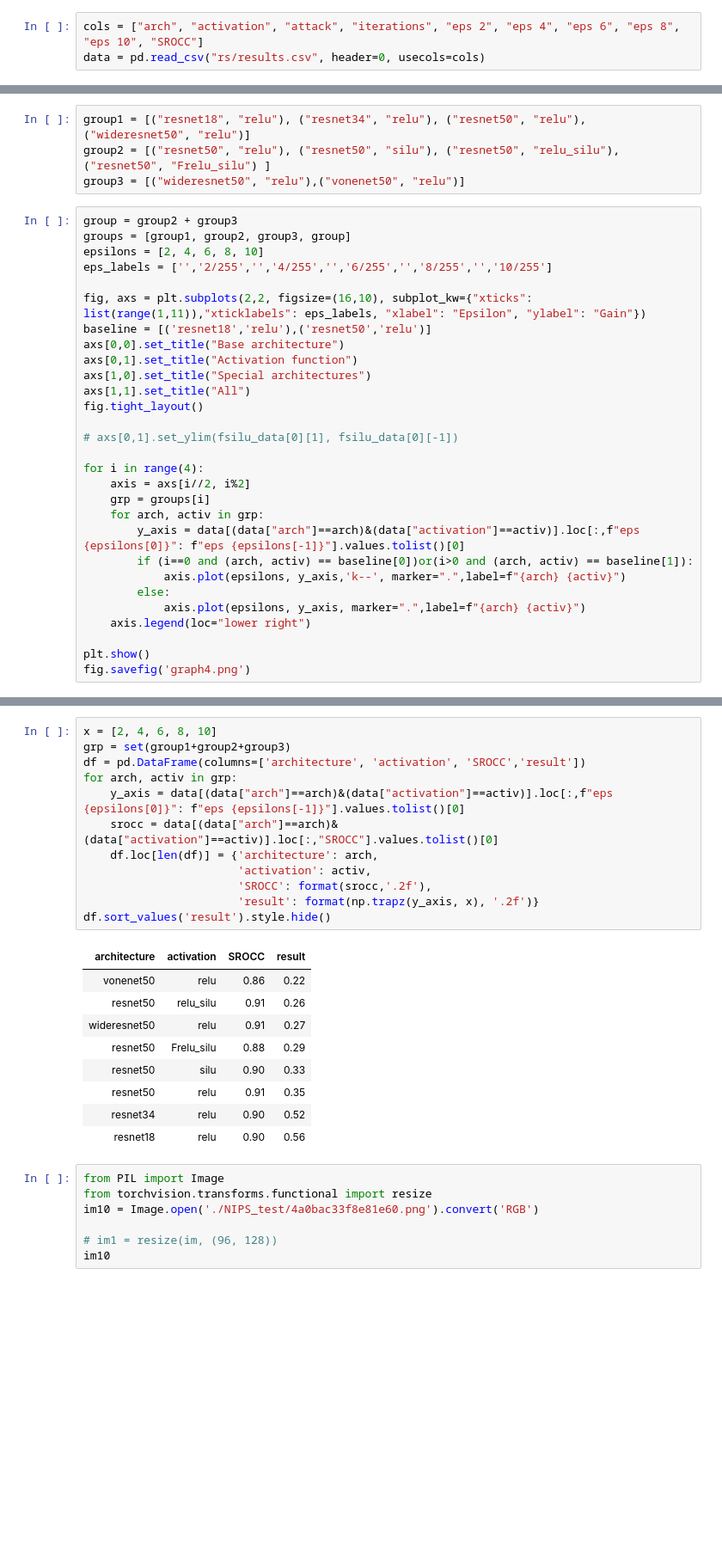
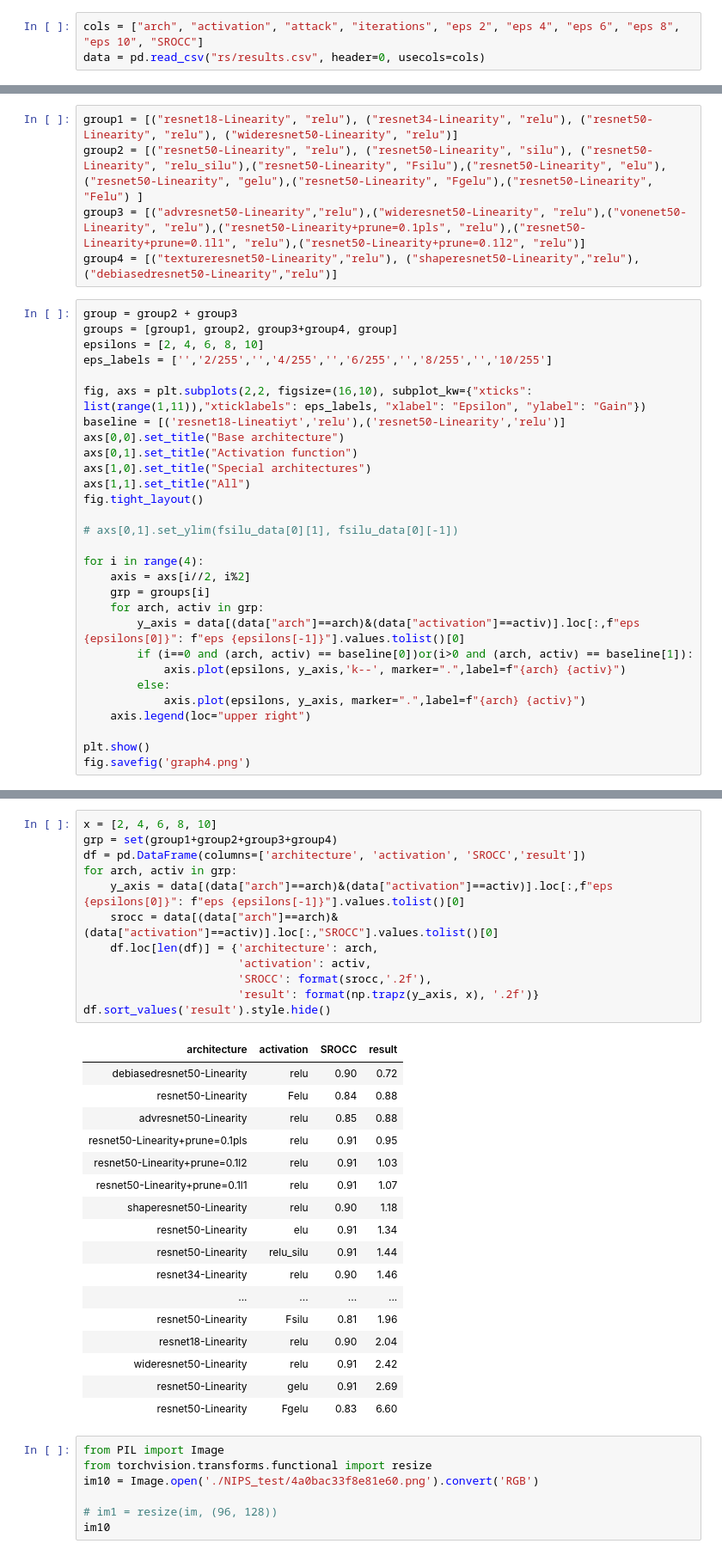
Before and after one commit to abhhfcgjk/VG_Architectural_Adversarial_Robustness, a Jupyter notebook: graphs.ipynb, the cells around one changed output, grey strips where cells are left out. Shown at 86% size. Cells and saved outputs as stored; diff of their text form; blank space fills up the shorter version.

```diff
--- a/graphs.ipynb
+++ b/graphs.ipynb
@@ -23,15 +23,16 @@ print(fsilu_data[0][0],fsilu_data[-1])
 # %%
-group1 = [("resnet18", "relu"), ("resnet34", "relu"), ("resnet50", "relu"), ("wideresnet50", "relu")]
-group2 = [("resnet50", "relu"), ("resnet50", "silu"), ("resnet50", "relu_silu"),("resnet50", "Frelu_silu") ]
-group3 = [("wideresnet50", "relu"),("vonenet50", "relu")]
+group1 = [("resnet18-Linearity", "relu"), ("resnet34-Linearity", "relu"), ("resnet50-Linearity", "relu"), ("wideresnet50-Linearity", "relu")]
+group2 = [("resnet50-Linearity", "relu"), ("resnet50-Linearity", "silu"), ("resnet50-Linearity", "relu_silu"),("resnet50-Linearity", "Fsilu"),("resnet50-Linearity", "elu"),("resnet50-Linearity", "gelu"),("resnet50-Linearity", "Fgelu"),("resnet50-Linearity", "Felu") ]
+group3 = [("advresnet50-Linearity","relu"),("wideresnet50-Linearity", "relu"),("vonenet50-Linearity", "relu"),("resnet50-Linearity+prune=0.1pls", "relu"),("resnet50-Linearity+prune=0.1l1", "relu"),("resnet50-Linearity+prune=0.1l2", "relu")]
+group4 = [("textureresnet50-Linearity","relu"), ("shaperesnet50-Linearity","relu"), ("debiasedresnet50-Linearity","relu")]
 # %%
 group = group2 + group3
-groups = [group1, group2, group3, group]
+groups = [group1, group2, group3+group4, group]
 epsilons = [2, 4, 6, 8, 10]
 eps_labels = ['','2/255','','4/255','','6/255','','8/255','','10/255']
 
 fig, axs = plt.subplots(2,2, figsize=(16,10), subplot_kw={"xticks": list(range(1,11)),"xticklabels": eps_labels, "xlabel": "Epsilon", "ylabel": "Gain"})
-baseline = [('resnet18','relu'),('resnet50','relu')]
+baseline = [('resnet18-Lineatiyt','relu'),('resnet50-Linearity','relu')]
 axs[0,0].set_title("Base architecture")
 axs[0,1].set_title("Activation function")
 axs[1,0].set_title("Special architectures")
@@ -49,7 +50,7 @@ for i in range(4):
             axis.plot(epsilons, y_axis,'k--', marker=".",label=f"{arch} {activ}")
         else:
             axis.plot(epsilons, y_axis, marker=".",label=f"{arch} {activ}")
-    axis.legend(loc="lower right")
+    axis.legend(loc="upper right")
 
 plt.show()
 fig.savefig('graph4.png')
@@ -58,25 +59,33 @@ fig.savefig('graph4.png')
 # %%
 x = [2, 4, 6, 8, 10]
-grp = set(group1+group2+group3)
+grp = set(group1+group2+group3+group4)
 df = pd.DataFrame(columns=['architecture', 'activation', 'SROCC','result'])
 for arch, activ in grp:
     y_axis = data[(data["arch"]==arch)&(data["activation"]==activ)].loc[:,f"eps {epsilons[0]}": f"eps {epsilons[-1]}"].values.tolist()[0]
     srocc = data[(data["arch"]==arch)&(data["activation"]==activ)].loc[:,"SROCC"].values.tolist()[0]
     df.loc[len(df)] = {'architecture': arch,
                        'activation': activ,
                        'SROCC': format(srocc,'.2f'),
                        'result': format(np.trapz(y_axis, x), '.2f')}
 df.sort_values('result').style.hide()
 # %% [output]
 | architecture | activation | SROCC | result |
-| vonenet50 | relu | 0.86 | 0.22 |
-| resnet50 | relu_silu | 0.91 | 0.26 |
-| wideresnet50 | relu | 0.91 | 0.27 |
-| resnet50 | Frelu_silu | 0.88 | 0.29 |
-| resnet50 | silu | 0.90 | 0.33 |
-| resnet50 | relu | 0.91 | 0.35 |
-| resnet34 | relu | 0.90 | 0.52 |
-| resnet18 | relu | 0.90 | 0.56 |
+| debiasedresnet50-Linearity | relu | 0.90 | 0.72 |
+| resnet50-Linearity | Felu | 0.84 | 0.88 |
+| advresnet50-Linearity | relu | 0.85 | 0.88 |
+| resnet50-Linearity+prune=0.1pls | relu | 0.91 | 0.95 |
+| resnet50-Linearity+prune=0.1l2 | relu | 0.91 | 1.03 |
+| resnet50-Linearity+prune=0.1l1 | relu | 0.91 | 1.07 |
+| shaperesnet50-Linearity | relu | 0.90 | 1.18 |
+| resnet50-Linearity | elu | 0.91 | 1.34 |
+| resnet50-Linearity | relu_silu | 0.91 | 1.44 |
+| resnet34-Linearity | relu | 0.90 | 1.46 |
+| ... | ... | ... | ... |
+| resnet50-Linearity | Fsilu | 0.81 | 1.96 |
+| resnet18-Linearity | relu | 0.90 | 2.04 |
+| wideresnet50-Linearity | relu | 0.91 | 2.42 |
+| resnet50-Linearity | gelu | 0.91 | 2.69 |
+| resnet50-Linearity | Fgelu | 0.83 | 6.60 |
 # %%
 from PIL import Image
 from torchvision.transforms.functional import resize
```
Also changed, not shown: parts of 3 cells of this notebook, 18 other files.
